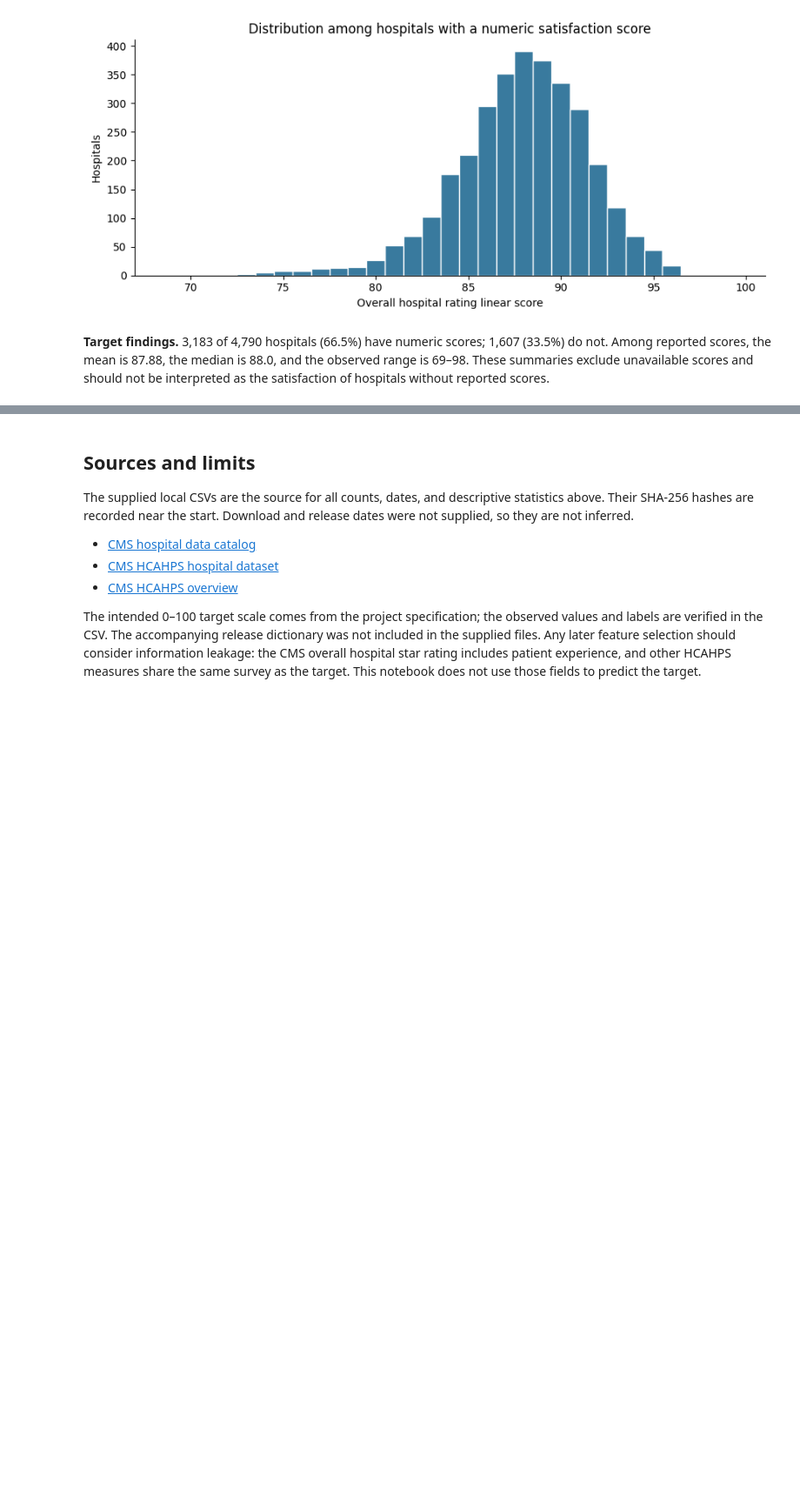
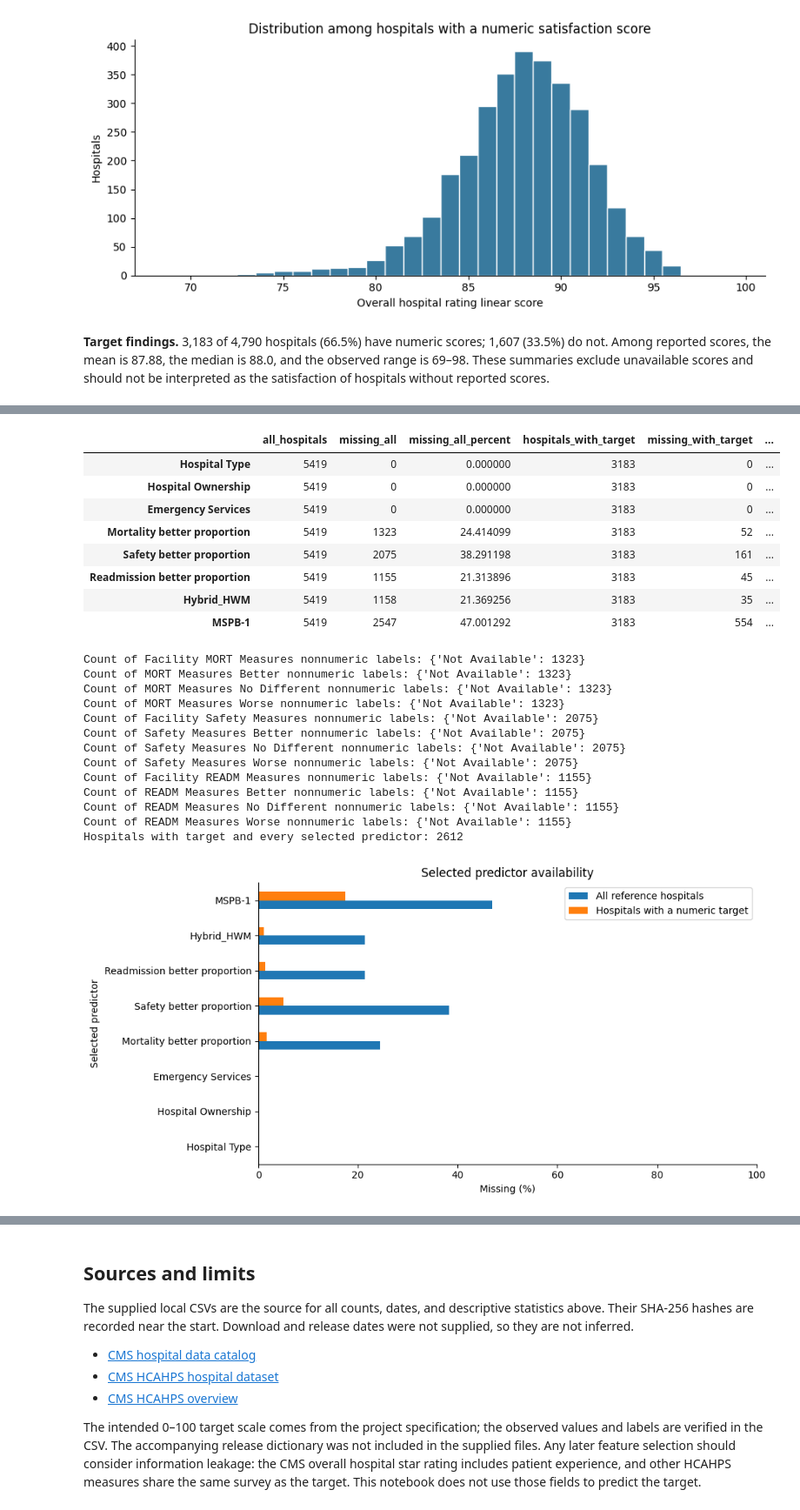
Before and after one commit to emmchung/Patient-Hospital-Satisfaction, a Jupyter notebook: hospital_analysis.ipynb, the cells around one changed output, grey strips where cells are left out. Shown at 87% size. Cells and saved outputs as stored; diff of their text form; code cells hidden in the pictures; blank space fills up the shorter version.

```diff
--- a/hospital_analysis.ipynb
+++ b/hospital_analysis.ipynb
@@ -414,9 +216,0 @@ These descriptive tables compare reported and unreported targets by hospital typ
-# %%
-general = datasets["general"]
-for column in ["Hospital Type", "Hospital Ownership", "Emergency Services"]:
-    display(general[column].value_counts(dropna=False).to_frame("hospitals"))
-status = np.where(general["Facility ID"].isin(reported_target_ids), "Numeric target",
-                  np.where(general["Facility ID"].isin(target_ids), "Target unavailable", "No target row"))
-status_by_type = pd.crosstab(general["Hospital Type"], status)
-display(status_by_type)
-display(Markdown("**Coverage interpretation.** Target reporting differs across hospital types, so a later analysis limited to numeric targets will represent a selected subset of hospitals. The reporting pattern alone does not establish why a score is unavailable."))
@@ -494,0 +328,46 @@ display(Markdown(
+# %%
+scored = analysis.loc[analysis["Hospital rating linear score"].notna()].copy()
+availability = pd.DataFrame({
+    "all_hospitals": len(analysis),
+    "missing_all": analysis[features].isna().sum(),
+    "missing_all_percent": analysis[features].isna().mean() * 100,
+    "hospitals_with_target": len(scored),
+    "missing_with_target": scored[features].isna().sum(),
+    "missing_with_target_percent": scored[features].isna().mean() * 100,
+})
+display(availability)
+for col in raw_performance_columns:
+    raw = general[col].str.strip()
+    labels = raw[pd.to_numeric(raw, errors="coerce").isna()].value_counts(dropna=False)
+    print(col, "nonnumeric labels:", labels.to_dict())
+complete_count = int(scored[features].notna().all(axis=1).sum())
+print("Hospitals with target and every selected predictor:", complete_count)
+ax = availability[["missing_all_percent", "missing_with_target_percent"]].plot.barh(figsize=(10, 5))
+ax.set(xlim=(0, 100), xlabel="Missing (%)", ylabel="Selected predictor", title="Selected predictor availability")
+ax.legend(["All reference hospitals", "Hospitals with a numeric target"])
+plt.tight_layout()
+plt.show()
+# %% [output]
+|  | all_hospitals | missing_all | missing_all_percent | hospitals_with_target | missing_with_target | ... |
+| Hospital Type | 5419 | 0 | 0.000000 | 3183 | 0 | ... |
+| Hospital Ownership | 5419 | 0 | 0.000000 | 3183 | 0 | ... |
+| Emergency Services | 5419 | 0 | 0.000000 | 3183 | 0 | ... |
+| Mortality better proportion | 5419 | 1323 | 24.414099 | 3183 | 52 | ... |
+| Safety better proportion | 5419 | 2075 | 38.291198 | 3183 | 161 | ... |
+| Readmission better proportion | 5419 | 1155 | 21.313896 | 3183 | 45 | ... |
+| Hybrid_HWM | 5419 | 1158 | 21.369256 | 3183 | 35 | ... |
+| MSPB-1 | 5419 | 2547 | 47.001292 | 3183 | 554 | ... |
+Count of Facility MORT Measures nonnumeric labels: {'Not Available': 1323}
+Count of MORT Measures Better nonnumeric labels: {'Not Available': 1323}
+Count of MORT Measures No Different nonnumeric labels: {'Not Available': 1323}
+Count of MORT Measures Worse nonnumeric labels: {'Not Available': 1323}
+Count of Facility Safety Measures nonnumeric labels: {'Not Available': 2075}
+Count of Safety Measures Better nonnumeric labels: {'Not Available': 2075}
+Count of Safety Measures No Different nonnumeric labels: {'Not Available': 2075}
+Count of Safety Measures Worse nonnumeric labels: {'Not Available': 2075}
+Count of Facility READM Measures nonnumeric labels: {'Not Available': 1155}
+Count of READM Measures Better nonnumeric labels: {'Not Available': 1155}
+Count of READM Measures No Different nonnumeric labels: {'Not Available': 1155}
+Count of READM Measures Worse nonnumeric labels: {'Not Available': 1155}
+Hospitals with target and every selected predictor: 2612
+[figure, added]
```
Also changed, not shown: parts of 19 cells of this notebook, 1 other file.
